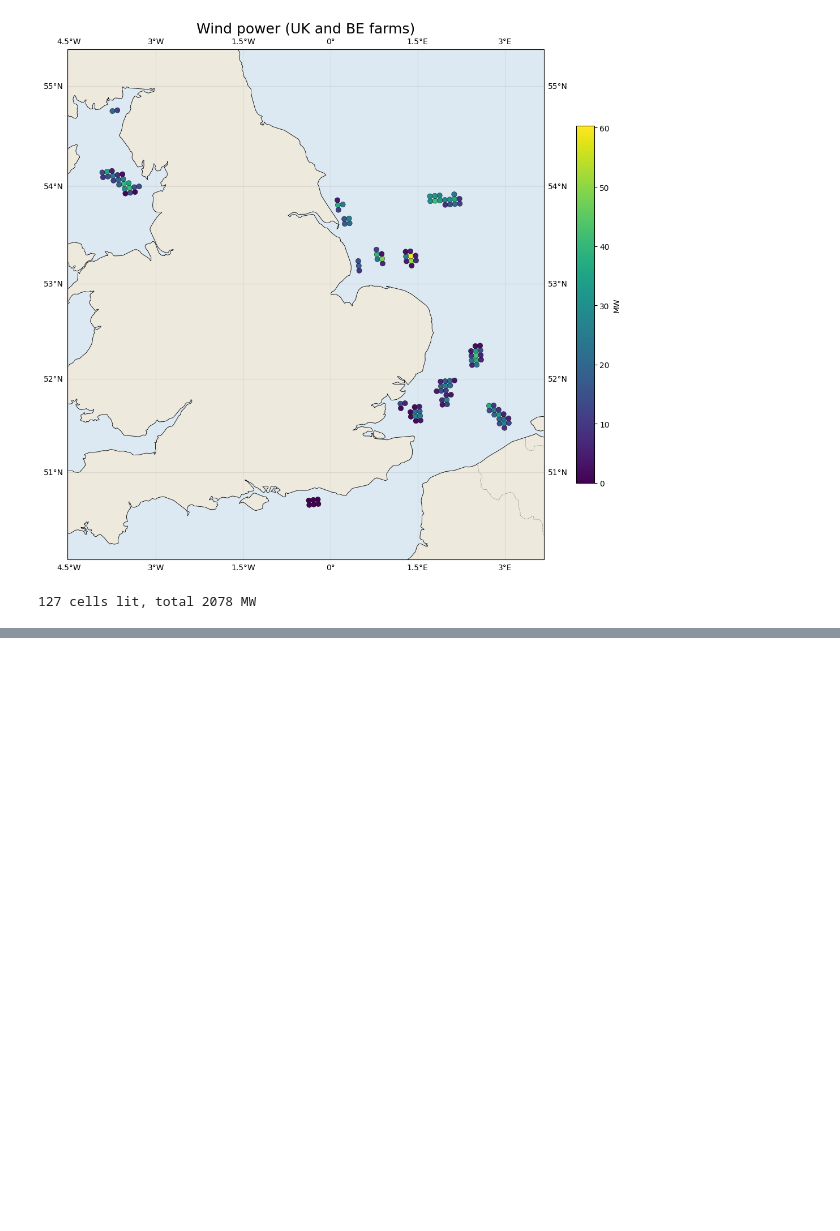
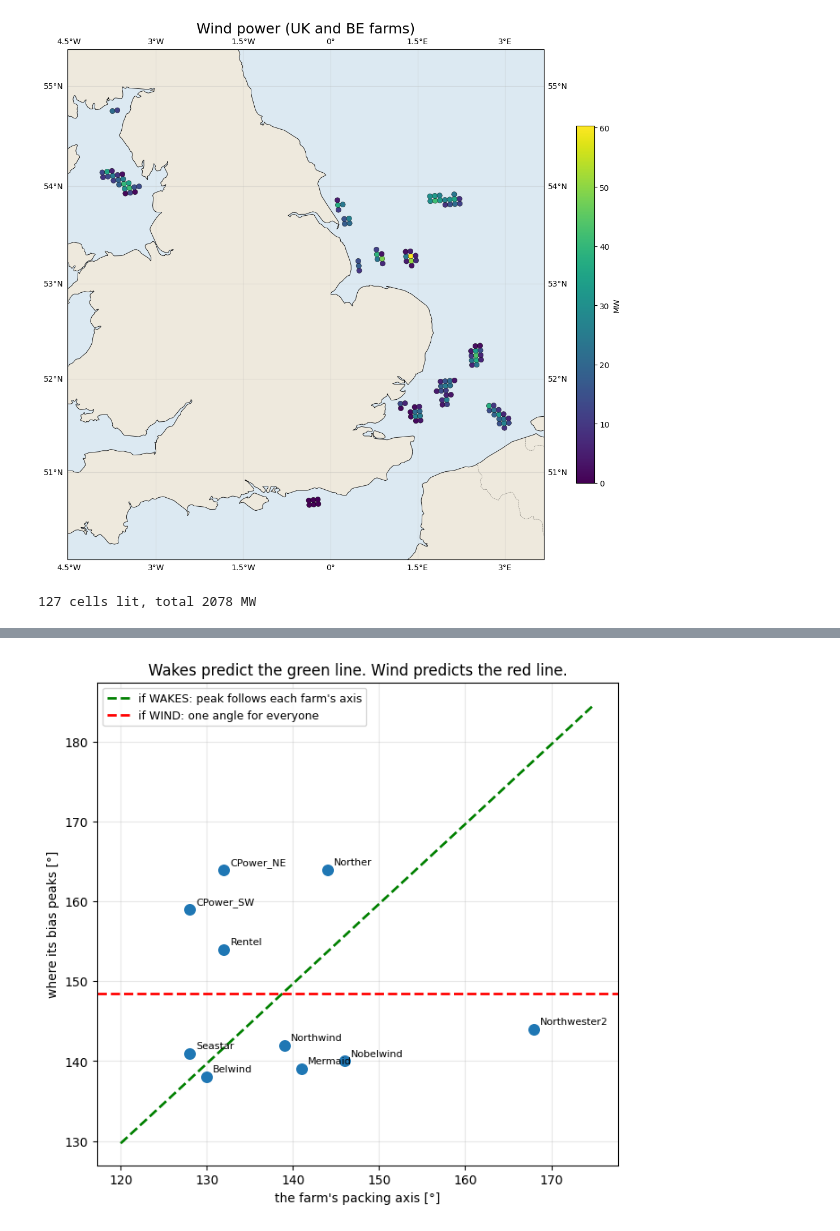
Before and after one commit to UAntwerpM4S/WindAI, a Jupyter notebook: data/WPDistr/inspect.ipynb, the cells around one changed output, grey strips where cells are left out. Drawn from its saved outputs; the diff is of its cells as text; code cells hidden in the pictures; blank space fills up the shorter version.

```diff
--- a/data/WPDistr/inspect.ipynb
+++ b/data/WPDistr/inspect.ipynb
@@ -194,0 +292,21 @@ array('2021-11-05T00:00:00.000000000', dtype='datetime64[ns]')
+# %%
+# ── does each farm's bias peak follow its own layout? ─────────────────────────
+import numpy as np, matplotlib.pyplot as plt
+# (farm, pack axis, peak direction) straight off the verify_wake_direction.py table
+D = [("Belwind",130,138),("Nobelwind",146,140),("CPower_SW",128,159),("CPower_NE",132,164),
+     ("Mermaid",141,139),("Seastar",128,141),("Norther",144,164),("Northwester2",168,144),
+     ("Northwind",139,142),("Rentel",132,154)]
+nm = [d[0] for d in D]; ax_ = np.array([d[1] for d in D]); pk = np.array([d[2] for d in D])
+
+fig, a = plt.subplots(figsize=(7.5, 7))
+a.scatter(ax_, pk, s=70, zorder=3)
+for n, x, y in zip(nm, ax_, pk):
+    a.annotate(n, (x, y), fontsize=8, xytext=(5, 4), textcoords="offset points")
+g = np.array([120, 175])
+a.plot(g, g + (pk - ax_).mean(), "g--", lw=2, label="if WAKES: peak follows each farm's axis")
+a.axhline(pk.mean(), color="r", ls="--", lw=2, label="if WIND: one angle for everyone")
+a.set(xlabel="the farm's packing axis [°]", ylabel="where its bias peaks [°]",
+      title="Wakes predict the green line. Wind predicts the red line.")
+a.legend(fontsize=9); a.grid(alpha=0.3); plt.show()
+# %% [output]
+[figure, added]
```
Also changed, not shown: parts of 1 cell of this notebook, 16 other files.
